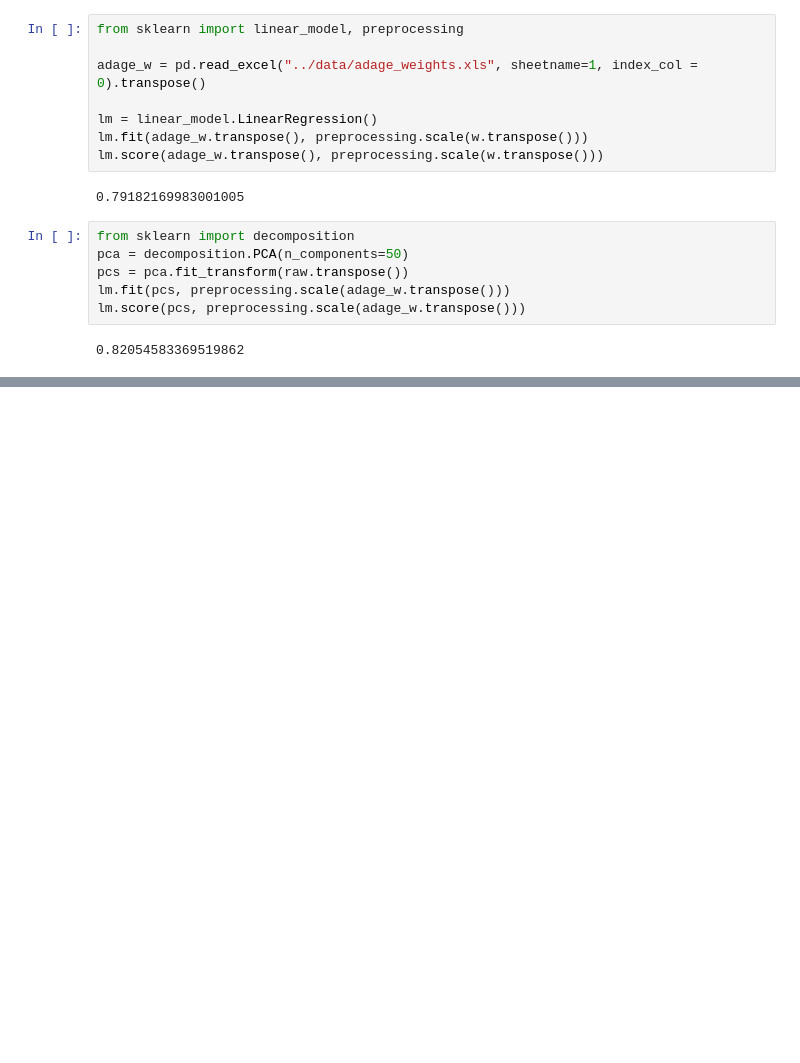
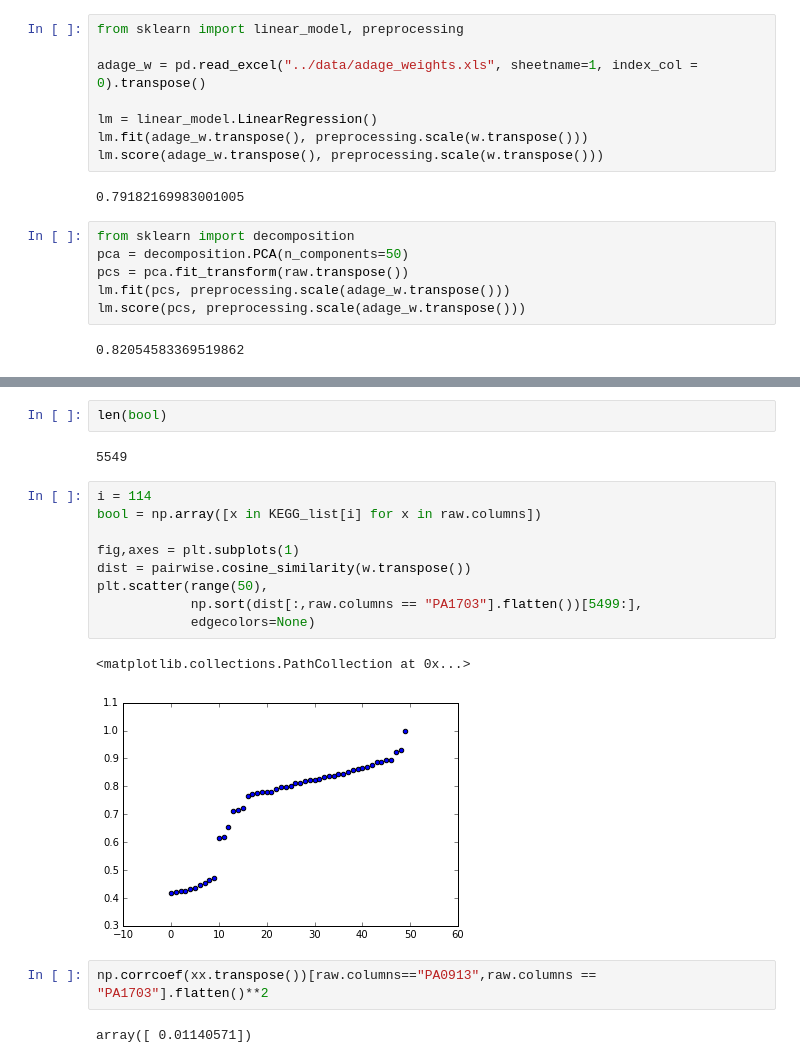
Before and after one commit to Thru-Echoes/structure-gene-discovery, a Jupyter notebook: pseudomonas/pseudomonas.ipynb, the cells around one changed output, grey strips where cells are left out. Drawn from its saved outputs; the diff is of its cells as text; blank space fills up the shorter version.

```diff
--- a/pseudomonas/pseudomonas.ipynb
+++ b/pseudomonas/pseudomonas.ipynb
@@ -221,0 +237,20 @@ KEGG-Pathway-pae00072: Synthesis and degradation of ketone bodies - Pseudomonas
+# %%
+len(bool)
+# %% [output]
+5549
+# %%
+i = 114
+bool = np.array([x in KEGG_list[i] for x in raw.columns])
+
+fig,axes = plt.subplots(1)
+dist = pairwise.cosine_similarity(w.transpose())
+plt.scatter(range(50),
+            np.sort(dist[:,raw.columns == "PA1703"].flatten())[5499:],
+            edgecolors=None)
+# %% [output]
+<matplotlib.collections.PathCollection at 0x...>
+[figure, added]
+# %%
+np.corrcoef(xx.transpose())[raw.columns=="PA0913",raw.columns == "PA1703"].flatten()**2
+# %% [output]
+array([ 0.01140571])
```
Also changed, not shown: parts of 5 cells of this notebook.
